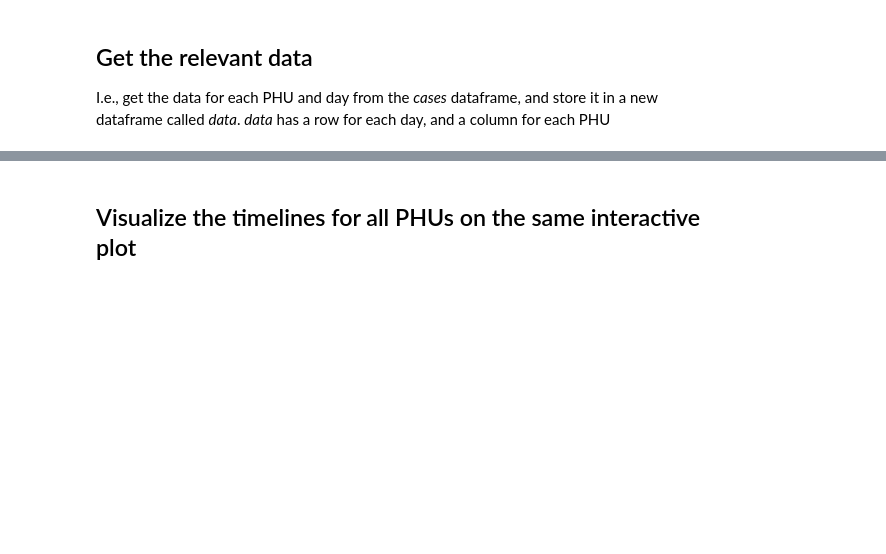
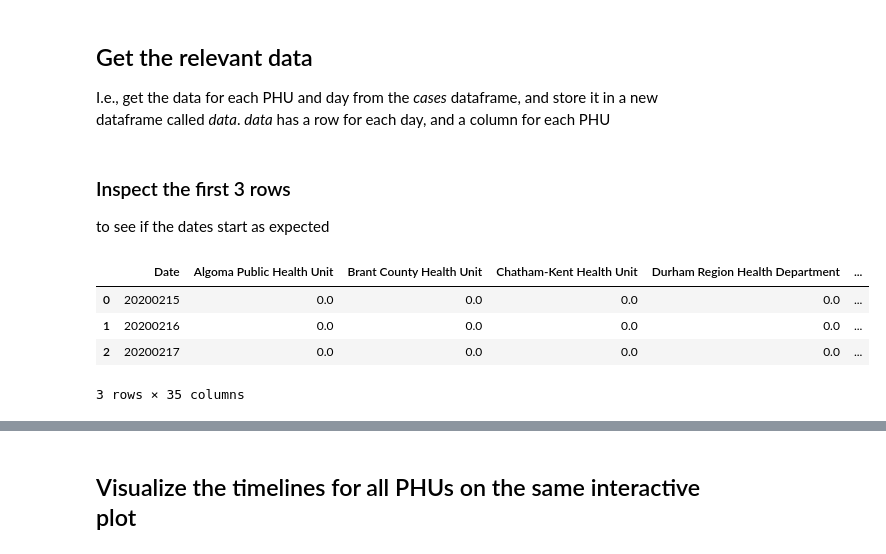
Before and after one commit to koudyk/covid19-ontario, a Jupyter notebook: covid-ontario.ipynb, the cells around one changed output, grey strips where cells are left out. Saved outputs shown, nothing was run; the diff lists cells and outputs as text; code cells hidden in the pictures; blank space fills up the shorter version.

```diff
--- a/covid-ontario.ipynb
+++ b/covid-ontario.ipynb
@@ -76,5 +82,5 @@ We want to begin at Jan 1, 2020, but we're looking at cases in 14-day periods, s
 # %%
-d1 = datetime.date(2019,12,18)
+d1 = datetime.date(2020,2,15)
 d2 = datetime.date.today()
 datetimes = [(d1 + datetime.timedelta(days=x)) for x in range((d2-d1).days + 1)]
 dates = [int(str(s).replace('-', '')) for s in datetimes]
@@ -87,6 +93,7 @@ data = pd.DataFrame()
 data['Date'] = dates
 
 days_in_range = 14
+overall_begin_date = 20200215 # february 15 2020
 phus = np.unique(cases['Reporting_PHU'])
 for phu in phus:
     population = int(phu_populations[phu])
@@ -96,28 +103,28 @@ for phu in phus:
 
     daily_rate = []
     for n, date in enumerate(dates):
-        # select the cases for the given date, in the given PHU
-        begin_date = date
-        i_end_date = np.min([len(dates) - 1, n + days_in_range])
-        end_date = dates[i_end_date]
-        phu_cases_in_current_dates = phu_cases[phu_cases['Date'].\
-                                               between(begin_date, end_date)]
+        if date >= overall_begin_date: # if it's after Feb 15
+            # select the cases for the given date, in the given PHU
+            i_begin_date = n - days_in_range + 1 # add 1 because it's 14 days inclusive
+            begin_date = dates[i_begin_date]
+            end_date = date
+            phu_cases_in_current_dates = phu_cases[phu_cases['Date'].\
+                                                   between(begin_date, end_date)]
 
-        # calculate the infection rate
-        n_cases = len(phu_cases_in_current_dates)
-        rate = n_cases / population * 10000
-        daily_rate.append(rate)
+
+            # calculate the infection rate
+            n_cases = len(phu_cases_in_current_dates)
+            rate = n_cases / population * 10000
+            daily_rate.append(rate)
     data[phu] = daily_rate
-# %%
-# remove last 14 days (incl today) and the days before Feb 15 (before which there are few cases)
-# NOTE we're INCLUDING Feb 15, and INCLUDING the date exactly 14 days ago
-begin_date_incl = 20200215 # the first date, inclusive ( february 15, 2020)
-end_date_excl = dates[-days_in_range] # the last date, exclusive
-data = data.loc[data['Date'] >= begin_date_incl] # select data after Feb 15
-data = data.loc[data['Date'] < end_date_excl] # select data before 14 days ago
-
-index_of_begin_date = np.where(np.array(dates) == begin_date_incl)[0][0]
-index_of_end_date = np.where(np.array(dates) == end_date_excl)[0][0]
-datetimes = datetimes[index_of_begin_date: index_of_end_date] #  select datetimes after Feb 15 & before 14 days ago
-
-data.head(4) # visualize the first few rows
+# %% [markdown]
+### Inspect the first 3 rows
+to see if the dates start as expected
+# %%
+data.head(3)
+# %% [output]
+|  | Date | Algoma Public Health Unit | Brant County Health Unit | Chatham-Kent Health Unit | Durham Region Health Department | ... |
+| 0 | 20200215 | 0.0 | 0.0 | 0.0 | 0.0 | ... |
+| 1 | 20200216 | 0.0 | 0.0 | 0.0 | 0.0 | ... |
+| 2 | 20200217 | 0.0 | 0.0 | 0.0 | 0.0 | ... |
+3 rows × 35 columns
```
Also changed, not shown: parts of 5 cells of this notebook, 1 other file.
